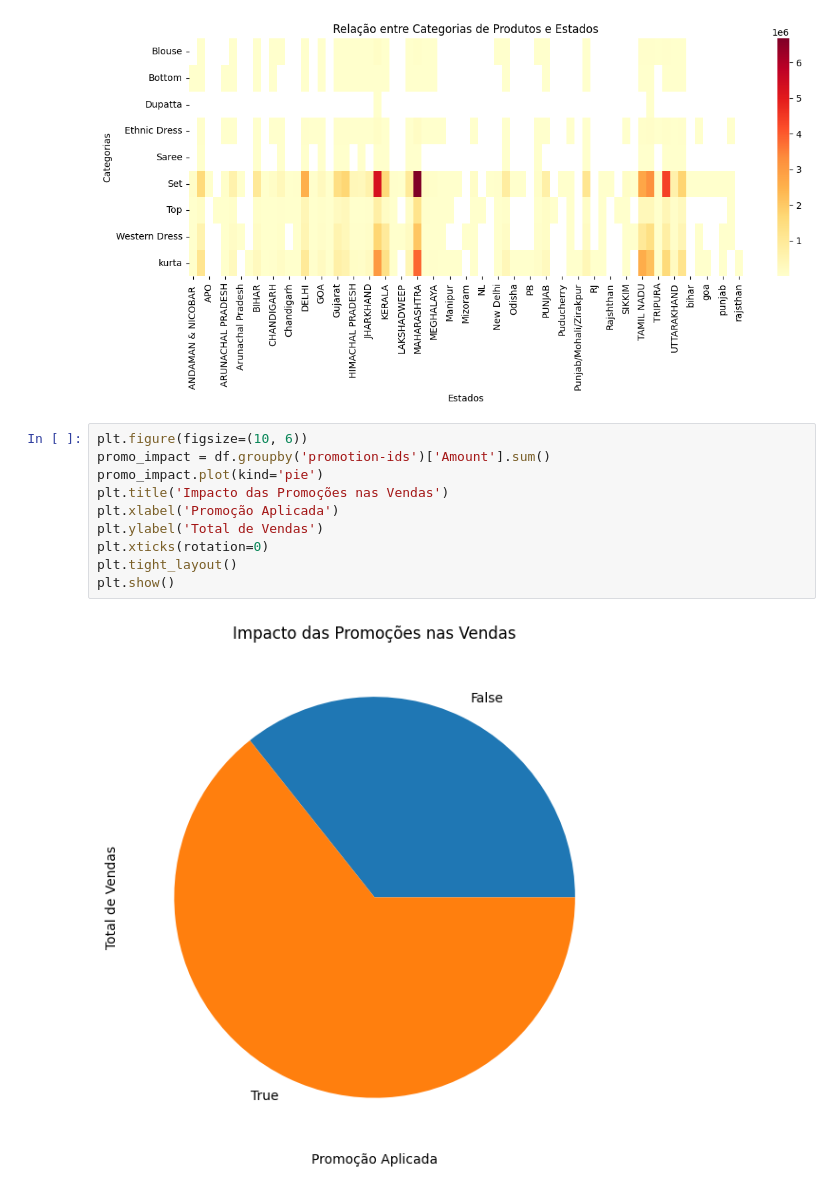
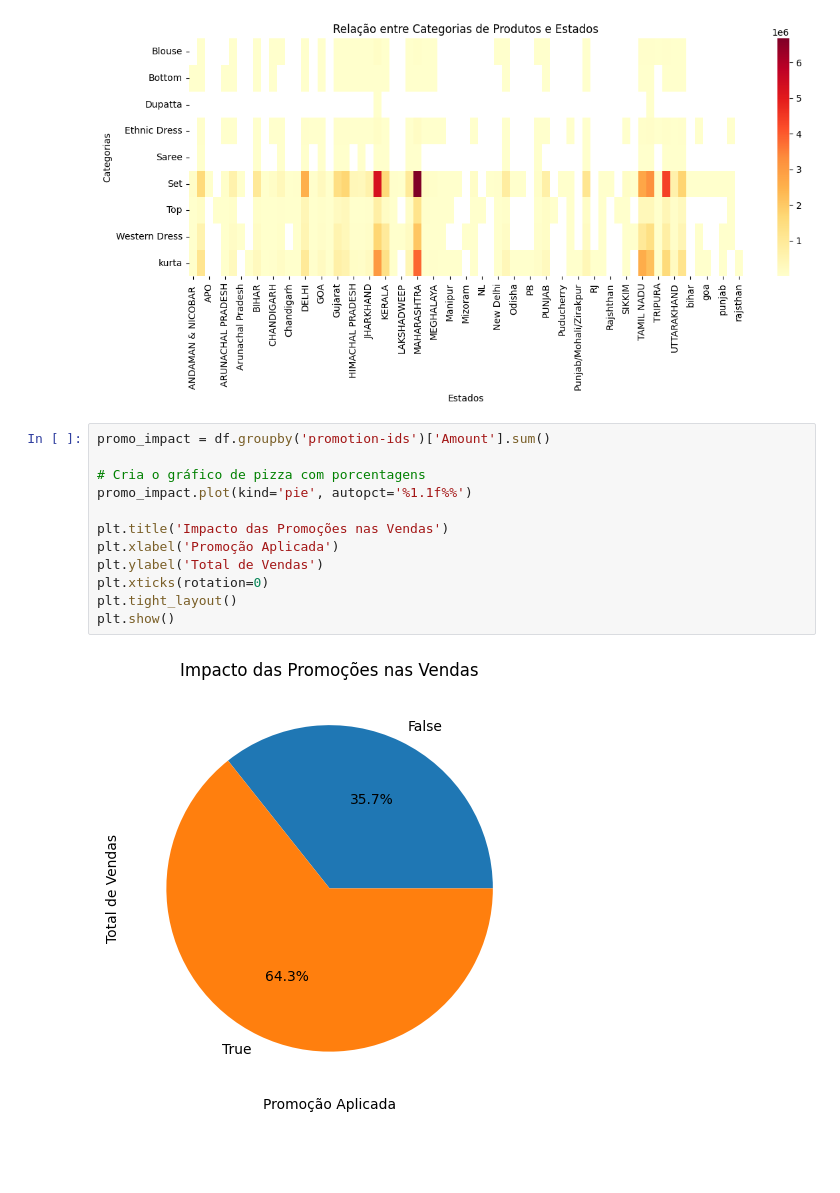
Before and after one commit to melltl/giras_dash, a Jupyter notebook: dash_giras.ipynb, the cells around one changed output. Drawn from its saved outputs; the diff is of its cells as text; blank space fills up the shorter version.

```diff
--- a/dash_giras.ipynb
+++ b/dash_giras.ipynb
@@ -232,14 +220,16 @@ plt.show()
 # %% [output]
 [figure]
 # %%
-plt.figure(figsize=(10, 6))
 promo_impact = df.groupby('promotion-ids')['Amount'].sum()
-promo_impact.plot(kind='pie')
+
+# Cria o gráfico de pizza com porcentagens
+promo_impact.plot(kind='pie', autopct='%1.1f%%')
+
 plt.title('Impacto das Promoções nas Vendas')
 plt.xlabel('Promoção Aplicada')
 plt.ylabel('Total de Vendas')
 plt.xticks(rotation=0)
 plt.tight_layout()
 plt.show()
 # %% [output]
-[figure, old version]
+[figure, new version]
```
Also changed, not shown: parts of 7 cells of this notebook.
